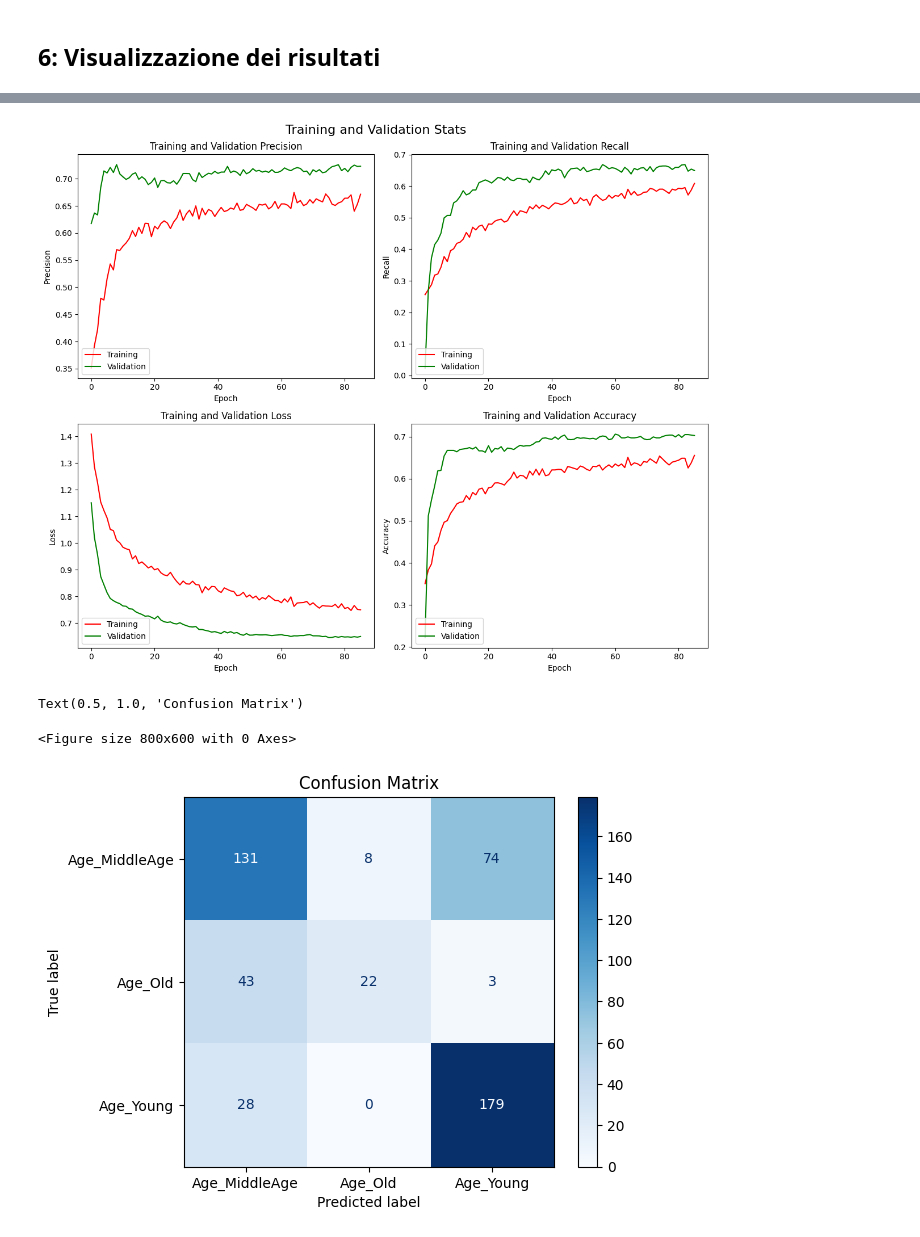
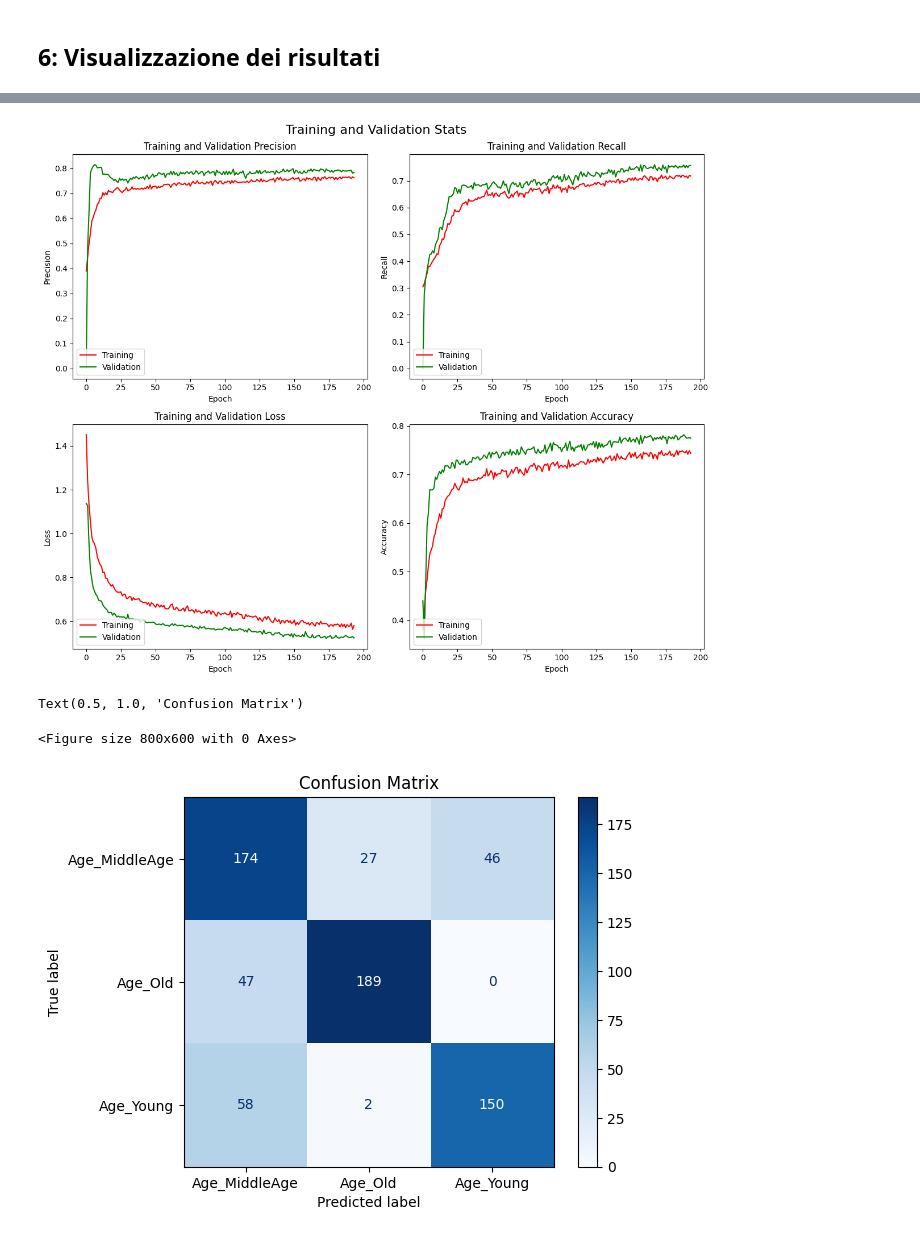
Before and after one commit to LucaPrevi0o/DeepLearning, a Jupyter notebook: Main.ipynb, the cells around one changed output, grey strips where cells are left out. Saved outputs shown, nothing was run; the diff lists cells and outputs as text; code cells hidden in the pictures.

```diff
--- a/Main.ipynb
+++ b/Main.ipynb
@@ -145,8 +150,9 @@ model = models.Sequential([layers.Input(shape = (X_train.shape[1],))]) # Input l
 
 for layer in net_layers: # Add hidden layers
     model.add(layers.Dense(layer[0], activation = layer[1])) # Dense layer
-    model.add(layers.Dropout(layer[2])) # Dropout layer to prevent overfitting
-    model.add(layers.BatchNormalization()) # Batch normalization layer
+    if (layer[2] > 0):
+        model.add(layers.Dropout(layer[2]))                  # Dropout layer
+    model.add(layers.BatchNormalization())                   # Batch normalization layer
 
 model.add(layers.Dense(Y_train.shape[1], activation = 'softmax')) # Output layer
 
@@ -176,23 +182,30 @@ Model: "sequential_9"
 # %% [markdown]
 ## 5: Compilazione e training del modello generato
 # %%
-lr_schedule = ExponentialDecay(
-    initial_learning_rate = 1e-4, # Starting learning rate
-    decay_steps           = 1e3,  # Number of steps before decay
-    decay_rate            = 0.92, # Multiplicative decay factor
+lr_decay = ExponentialDecay(
+    initial_learning_rate = 3e-4, # Starting learning rate
+    decay_steps           = 9e2,  # Number of steps before decay
+    decay_rate            = 0.75  # Multiplicative decay factor
 )
 
 model.compile(
-    optimizer = optimizers.Adam(learning_rate = lr_schedule),
+    optimizer = optimizers.Adam(learning_rate = 3e-4),
     loss      = 'categorical_crossentropy',
     metrics   = ['accuracy', 'Precision', 'Recall']
 )
 
 early_stop = EarlyStopping(
     monitor              = 'val_loss',
-    patience             = 10,
+    patience             = 20,
     restore_best_weights = True
- )
+)
+
+reduce_lr = ReduceLROnPlateau(
+    monitor = 'val_loss',
+    factor   = 0.5,
+    patience = 5,
+    min_lr   = 1e-6
+)
 # %%
 history = model.fit(
     X_train, Y_train,
@@ -225,10 +238,10 @@ Epoch 86/100
 # %%
 eval = model.evaluate(X_test, Y_test, return_dict = True) # Evaluate the model on the test set
 
-y_pred = model.predict(X_test) # Predict on the test set
-y_pred_classes = np.argmax(y_pred, axis = 1) # Get predicted classes
-y_true_classes = np.argmax(Y_test.values, axis = 1) # Get true classes
-cm = confusion_matrix(y_true_classes, y_pred_classes) # Compute confusion matrix
+pred   = model.predict(X_test)              # Predict on the test set
+y_pred = np.argmax(pred, axis = 1)          # Get predicted classes
+y_true = np.argmax(Y_test.values, axis = 1) # Get true classes
+cm     = confusion_matrix(y_true, y_pred)   # Compute confusion matrix
 
 print("Test set evaluation:")
 print(f"Precision: {eval['Precision']:.4f}")
@@ -237,7 +250,7 @@ print(f"Loss:      {eval['loss']:.4f}")
 print(f"Accuracy:  {eval['accuracy']:.4f}")
 print(f"F1-score:  {2 * (eval['Precision'] * eval['Recall']) / (eval['Precision'] + eval['Recall']):.4f}")
 
-fig, plots = plt.subplots(2, 2, figsize = (12, 10)) # Create a figure with 2 subplots
+fig, plots = plt.subplots(2, 2, figsize = (12, 10)) # Create a figure with 2x2 subplots
 fig.suptitle('Training and Validation Stats', fontsize = 16)
 
 # Training and validation precision
@@ -245,31 +258,28 @@ plots[0, 0].set_title('Training and Validation Precision') # Set title for the f
 plots[0, 0].plot(history.history['Precision'],     label = 'Training',   color = 'red')   # plot 1
 plots[0, 0].plot(history.history['val_Precision'], label = 'Validation', color = 'green') # plot 2
 plots[0, 0].set_ylabel('Precision') # Set y-axis label
-plots[0, 0].legend(loc = 'lower left') # add legend to the plot in lower left corner
 
 # Training and validation recall
 plots[0, 1].set_title('Training and Validation Recall') # Set title for the second subplot
 plots[0, 1].plot(history.history['Recall'],     label = 'Training',   color = 'red')   # plot 1
 plots[0, 1].plot(history.history['val_Recall'], label = 'Validation', color = 'green') # plot 2
 plots[0, 1].set_ylabel('Recall') # Set y-axis label
-plots[0, 1].legend(loc = 'lower left') # add legend to the plot in lower left corner
 
 # Training and validation loss
 plots[1, 0].set_title('Training and Validation Loss') # Set title for the third subplot
 plots[1, 0].plot(history.history['loss'],     label = 'Training',   color = 'red')   # plot 1
 plots[1, 0].plot(history.history['val_loss'], label = 'Validation', color = 'green') # plot 2
 plots[1, 0].set_ylabel('Loss')  # Set y-axis label
-plots[1, 0].legend(loc = 'lower left') # add legend to the plot in lower left corner
 
 # Training and validation accuracy
 plots[1, 1].set_title('Training and Validation Accuracy') # Set title for the fourth subplot
 plots[1, 1].plot(history.history['accuracy'],     label = 'Training',   color = 'red')   # plot 1
 plots[1, 1].plot(history.history['val_accuracy'], label = 'Validation', color = 'green') # plot 2
 plots[1, 1].set_ylabel('Accuracy') # Set y-axis label
-plots[1, 1].legend(loc = 'lower left') # add legend to the plot in lower left corner
 
 for plot in plots.flat:
     plot.set_xlabel('Epoch') # Set x-axis label in all subplots
+    plot.legend(loc = 'lower left') # add legend to the plot in lower left corner
 
 fig.tight_layout() # Adjust layout to prevent overlap
 plt.show()         # Show the plots
@@ -290,4 +300,4 @@ F1-score:  0.6723
-[figure, old version]
+[figure, new version]
 Text(0.5, 1.0, 'Confusion Matrix')
 <Figure size 800x600 with 0 Axes>
-[figure, old version]
+[figure, new version]
```
Also changed, not shown: parts of 8 cells of this notebook.
